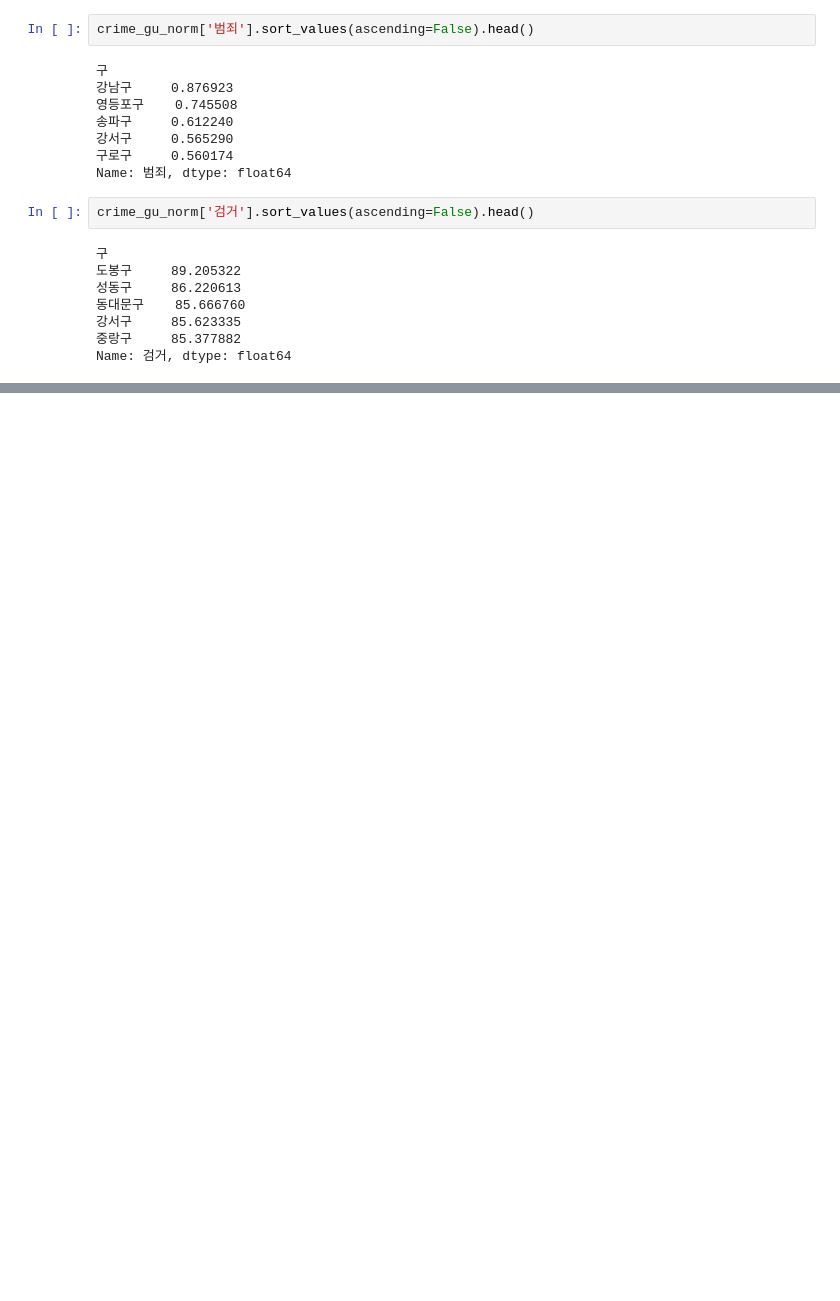
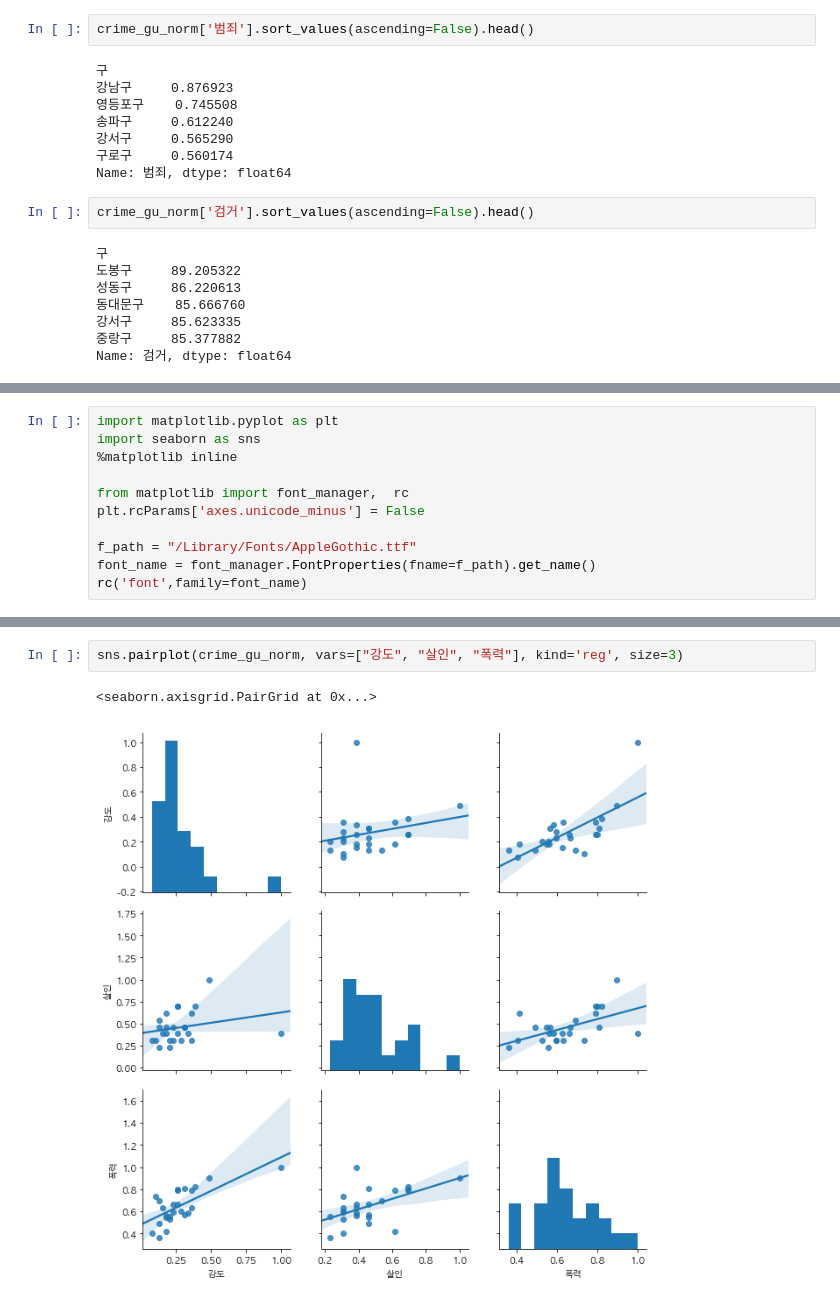
Before and after one commit to nickjw0205/Vacation_SP, a Jupyter notebook: source_code/Untitled1.ipynb, the cells around one changed output, grey strips where cells are left out. Drawn from its saved outputs; the diff is of its cells as text; blank space fills up the shorter version.

```diff
--- a/source_code/Untitled1.ipynb
+++ b/source_code/Untitled1.ipynb
@@ -477,0 +497,11 @@ crime_gu_norm[''].sort_values(ascending=False).head()
+# %%
+import matplotlib.pyplot as plt
+import seaborn as sns
+%matplotlib inline
+
+from matplotlib import font_manager,  rc
+plt.rcParams['axes.unicode_minus'] = False
+
+f_path = "/Library/Fonts/AppleGothic.ttf"
+font_name = font_manager.FontProperties(fname=f_path).get_name()
+rc('font',family=font_name)
@@ -477,0 +518,5 @@ crime_gu_norm[''].sort_values(ascending=False).head()
+# %%
+sns.pairplot(crime_gu_norm, vars=["강도", "살인", "폭력"], kind='reg', size=3)
+# %% [output]
+<seaborn.axisgrid.PairGrid at 0x...>
+[figure, added]
```
Also changed, not shown: parts of 23 cells of this notebook, 5 other files.
